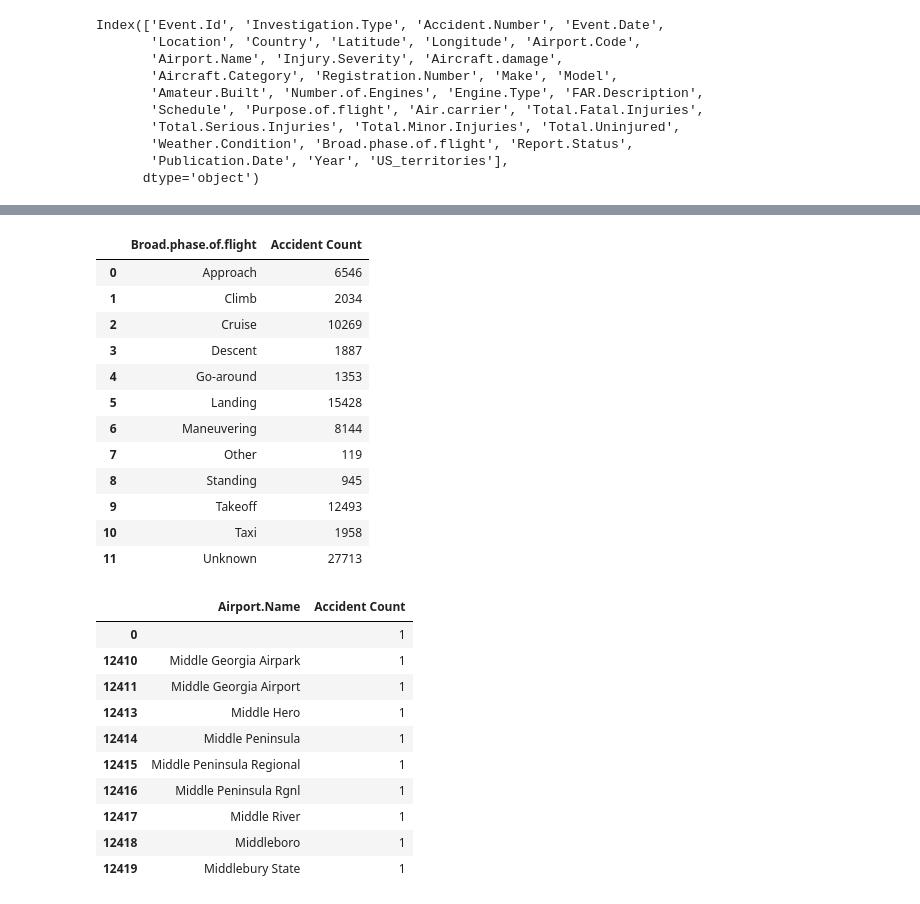
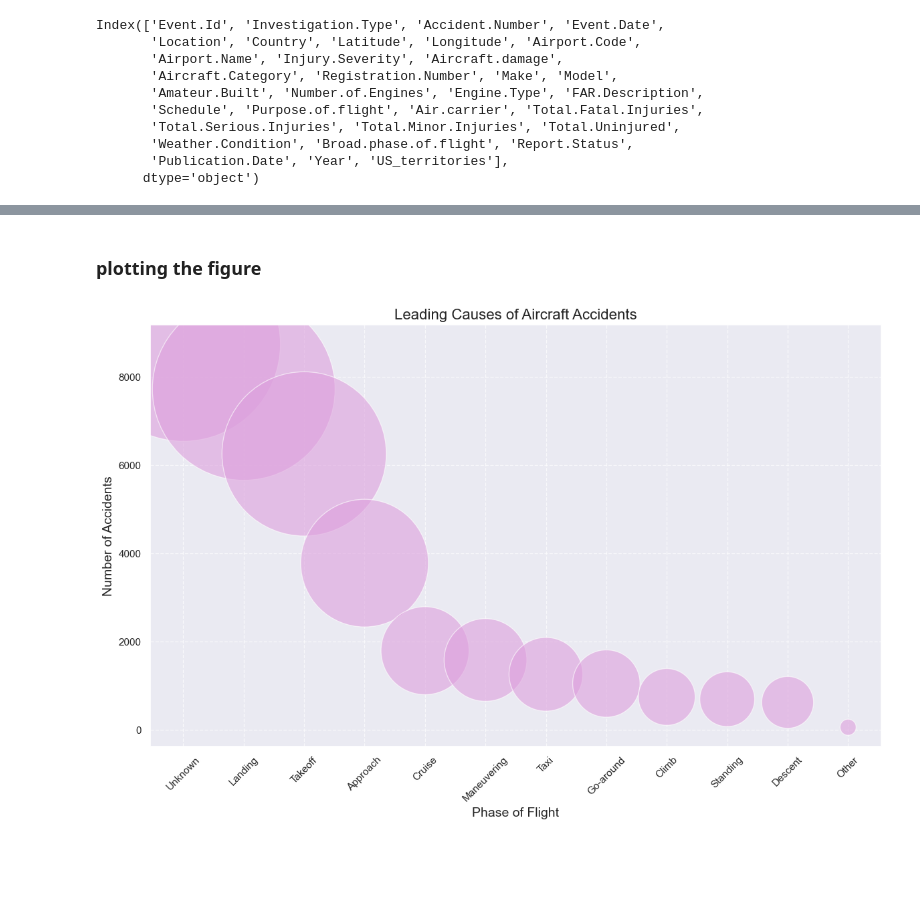
Before and after one commit to jnnjogu/Aviation_accidents_risk_assessment, a Jupyter notebook: moringa_project.ipynb, the cells around one changed output, grey strips where cells are left out. Saved outputs shown, nothing was run; the diff lists cells and outputs as text; code cells hidden in the pictures; blank space fills up the shorter version.

```diff
--- a/moringa_project.ipynb
+++ b/moringa_project.ipynb
@@ -515,42 +484,0 @@ plt.show()
-# %%
-make_phase_counts = df_clean.groupby(['Broad.phase.of.flight'])['Event.Id'].count().reset_index()
-make_phase_counts.rename(columns={'Event.Id': 'Accident Count'}, inplace=True)
-make_phase_counts
-# %% [output]
-|  | Broad.phase.of.flight | Accident Count |
-| 0 | Approach | 6546 |
-| 1 | Climb | 2034 |
-| 2 | Cruise | 10269 |
-| 3 | Descent | 1887 |
-| 4 | Go-around | 1353 |
-| 5 | Landing | 15428 |
-| 6 | Maneuvering | 8144 |
-| 7 | Other | 119 |
-| 8 | Standing | 945 |
-| 9 | Takeoff | 12493 |
-| 10 | Taxi | 1958 |
-| 11 | Unknown | 27713 |
-# %%
-# Group by 'Airport.Name' and count accidents (Event.Id)
-airport_accidents = df_clean.groupby('Airport.Name')['Event.Id'].count().reset_index()
-
-# Rename 'Event.Id' to 'Accident Count'
-airport_accidents.rename(columns={'Event.Id': 'Accident Count'}, inplace=True)
-
-# Sort airports by accident count in ascending order to find airports with least accidents
-airport_accidents_sorted = airport_accidents.sort_values(by='Accident Count', ascending=True)
-
-# Show the top airports with the least accidents
-airport_accidents_sorted.head(10)  # Top 10 airports with least accidents
-# %% [output]
-|  | Airport.Name | Accident Count |
-| 0 |  | 1 |
-| 12410 | Middle Georgia Airpark | 1 |
-| 12411 | Middle Georgia Airport | 1 |
-| 12413 | Middle Hero | 1 |
-| 12414 | Middle Peninsula | 1 |
-| 12415 | Middle Peninsula Regional | 1 |
-| 12416 | Middle Peninsula Rgnl | 1 |
-| 12417 | Middle River | 1 |
-| 12418 | Middleboro | 1 |
-| 12419 | Middlebury State | 1 |
@@ -558,0 +485,24 @@ make_phase_counts = df_clean.groupby(['Broad.phase.of.flight'])['Event.Id'].coun
+# %% [markdown]
+### plotting the figure
+# %%
+plt.figure(figsize=(12, 8))
+
+# Bubble plot
+plt.scatter(
+    x=top_10_accident_causes['Broad.phase.of.flight'],
+    y=top_10_accident_causes['Accident Count'],
+    s=top_10_accident_causes['Accident Count'] * 5,  # Scale bubble size (you can adjust multiplier)
+    alpha=0.6,
+    edgecolors='w',
+    color='plum'
+)
+
+plt.title('Leading Causes of Aircraft Accidents', fontsize=16)
+plt.xlabel('Phase of Flight', fontsize=14)
+plt.ylabel('Number of Accidents', fontsize=14)
+plt.xticks(rotation=45)
+plt.grid(True, linestyle='--', alpha=0.7)
+plt.tight_layout()
+plt.show()
+# %% [output]
+[figure, added]
```
Also changed, not shown: parts of 42 cells of this notebook, 1 other file.
